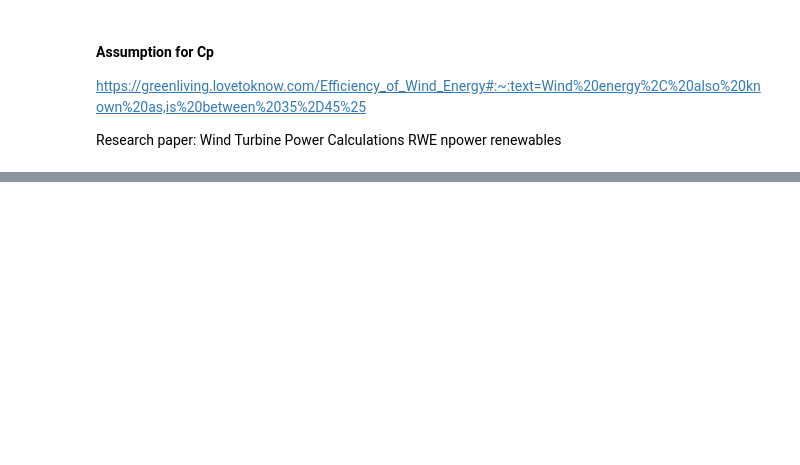
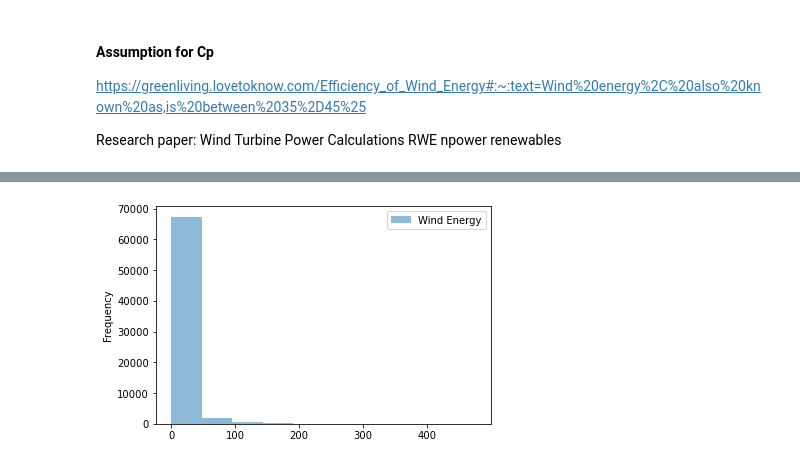
Before and after one commit to rishabhjain1997/Energy-Datasets, a Jupyter notebook: energy_generation.ipynb, the cells around one changed output, grey strips where cells are left out. Cells and saved outputs as stored; diff of their text form; code cells hidden in the pictures; blank space fills up the shorter version.

```diff
--- a/energy_generation.ipynb
+++ b/energy_generation.ipynb
@@ -216,3 +279,7 @@ wind_df
 | 70078 | 2018-12-31 23:00:00 | 3198.376352 | 1.599188 |
 | 70079 | 2018-12-31 23:30:00 | 3199.509524 | 1.599755 |
 70080 rows × 3 columns
+# %%
+ax = wind_df[['Wind Energy']].plot.hist(alpha=0.5)
+# %% [output]
+[figure, added]
```
Also changed, not shown: parts of 21 cells of this notebook, 1 other file.
